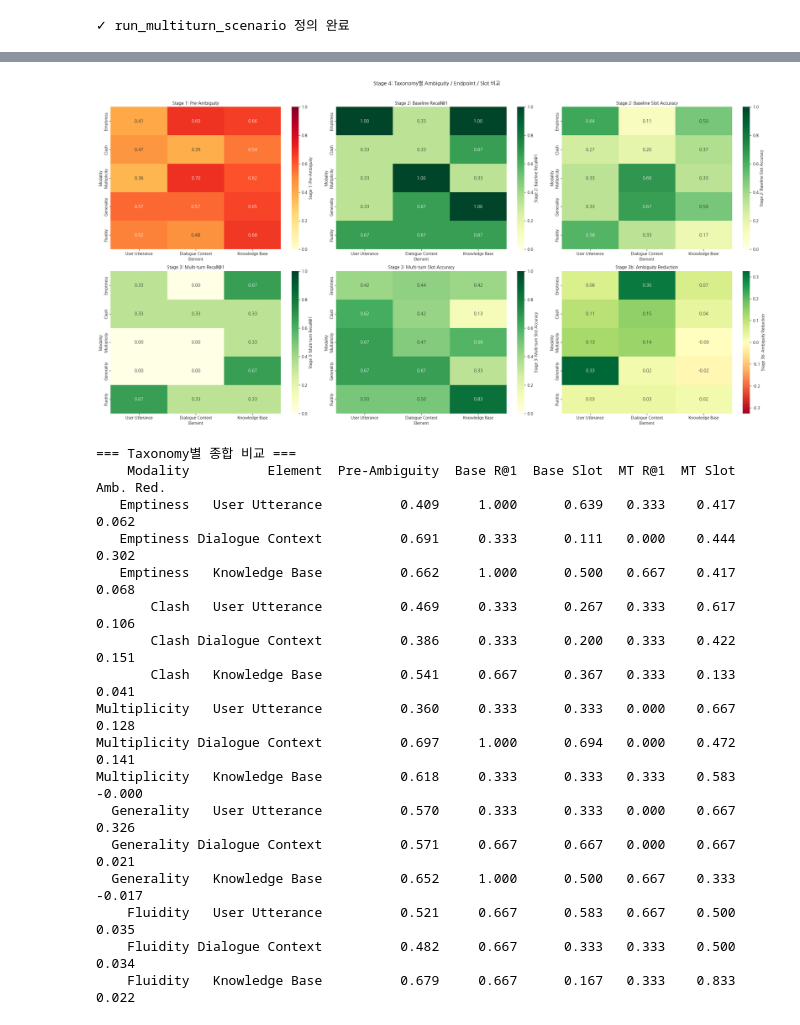
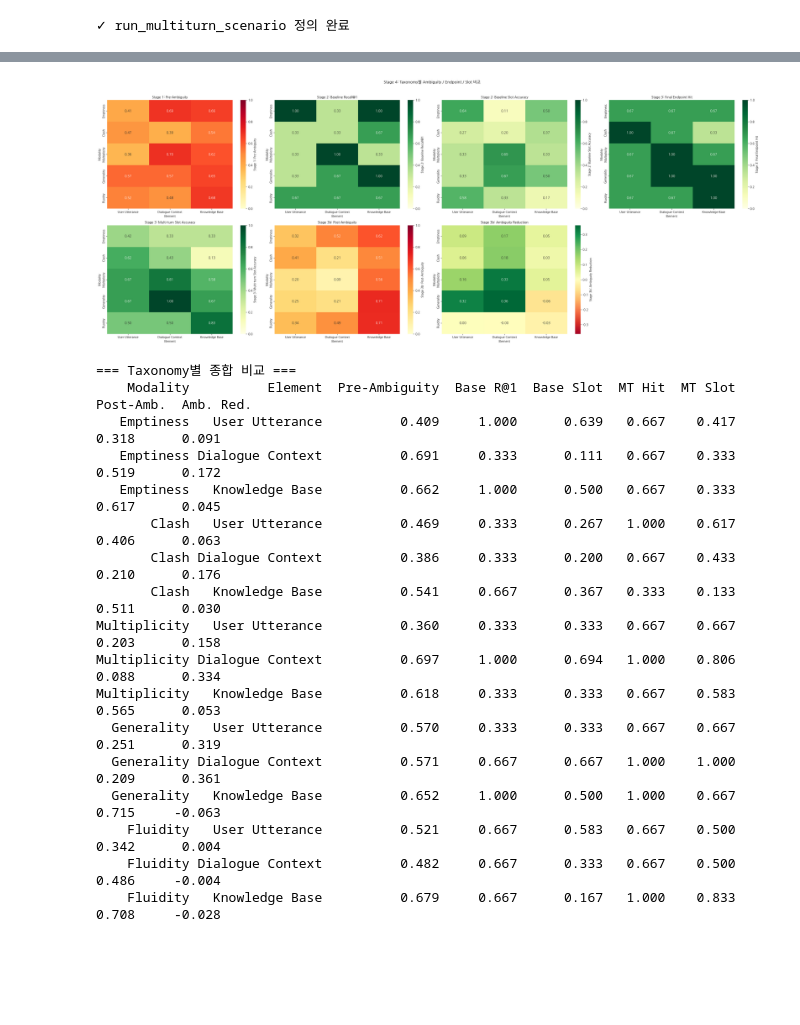
Before and after one commit to hanliger/UncertainQueryEval, a Jupyter notebook: notebooks/ambiguity_eval_framework.ipynb, the cells around one changed output, grey strips where cells are left out. Drawn from its saved outputs; the diff is of its cells as text; code cells hidden in the pictures; blank space fills up the shorter version.

```diff
--- a/notebooks/ambiguity_eval_framework.ipynb
+++ b/notebooks/ambiguity_eval_framework.ipynb
@@ -1396,10 +1406,7 @@ for s in scenarios:
         'baseline_recall@1':      base.get('recall_at_1'),
         'baseline_slot_accuracy': base.get('slot_fill_accuracy'),
         # Stage 3a
-        'mrr_score':              mt.get('mrr_score'),
-        'mt_recall@1':            mt.get('recall_at_1', float(mt.get('endpoint_hit', False)) if mt else None),
-        'mt_recall@2':            mt.get('recall_at_2'),
-        'mt_recall@3':            mt.get('recall_at_3'),
+        'mt_endpoint_hit':        float(mt.get('endpoint_hit', False)) if mt else None,
         'mt_slot_accuracy':       mt.get('slot_fill_accuracy'),
         'clarif_turns':           mt.get('num_clarification_turns'),
         # Stage 3b
@@ -1413,9 +1420,9 @@ comp_df = pd.DataFrame(comp_rows)
 summary = pd.DataFrame([{
     'Stage 2 Baseline Recall@1':      comp_df['baseline_recall@1'].mean(),
     'Stage 2 Baseline Slot Accuracy': comp_df['baseline_slot_accuracy'].mean(),
-    'Stage 3 MRR':                    comp_df['mrr_score'].mean(),
-    'Stage 3 Recall@3':               comp_df['mt_recall@3'].mean(),
+    'Stage 3 Final Endpoint Hit':     comp_df['mt_endpoint_hit'].mean(),
     'Stage 3 Slot Accuracy':          comp_df['mt_slot_accuracy'].mean(),
+    'Stage 3 Avg Clarif Turns':       comp_df['clarif_turns'].mean(),
     'Pre-Ambiguity':                  comp_df['pre_ambiguity'].mean(),
     'Post-Ambiguity':                 comp_df['post_ambiguity'].mean() if comp_df['post_ambiguity'].notna().any() else float('nan'),
     'Ambiguity Reduction':            comp_df['ambiguity_reduction'].mean() if comp_df['ambiguity_reduction'].notna().any() else float('nan'),
@@ -1431,8 +1438,9 @@ display(summary)
 mat_pre         = np.full((5, 3), np.nan)
 mat_base_recall = np.full((5, 3), np.nan)
 mat_base_slot   = np.full((5, 3), np.nan)
-mat_mt_recall   = np.full((5, 3), np.nan)
+mat_mt_hit      = np.full((5, 3), np.nan)
 mat_mt_slot     = np.full((5, 3), np.nan)
+mat_post        = np.full((5, 3), np.nan)
 mat_reduc       = np.full((5, 3), np.nan)
 cnt             = np.zeros((5, 3))
 
@@ -1449,8 +1457,9 @@ for _, row in comp_df.iterrows():
     _add(mat_pre,         row.get('pre_ambiguity'))
     _add(mat_base_recall, row.get('baseline_recall@1'))
     _add(mat_base_slot,   row.get('baseline_slot_accuracy'))
-    _add(mat_mt_recall,   row.get('mt_recall@1'))
+    _add(mat_mt_hit,      row.get('mt_endpoint_hit'))
     _add(mat_mt_slot,     row.get('mt_slot_accuracy'))
+    _add(mat_post,        row.get('post_ambiguity'))
     _add(mat_reduc,       row.get('ambiguity_reduction'))
     cnt[mi, ei] += 1
 
@@ -1462,71 +1471,76 @@ def _avg(mat):
 avg_pre         = _avg(mat_pre)
 avg_base_recall = _avg(mat_base_recall)
 avg_base_slot   = _avg(mat_base_slot)
-avg_mt_recall   = _avg(mat_mt_recall)
+avg_mt_hit      = _avg(mat_mt_hit)
 avg_mt_slot     = _avg(mat_mt_slot)
+avg_post        = _avg(mat_post)
 avg_reduc       = _avg(mat_reduc)
 
-fig, axes = plt.subplots(2, 3, figsize=(24, 12))
-for ax, mat, title, cmap, center in [
-    (axes[0, 0], avg_pre,         'Stage 1: Pre-Ambiguity',             'YlOrRd', None),
-    (axes[0, 1], avg_base_recall, 'Stage 2: Baseline Recall@1',         'YlGn',   None),
-    (axes[0, 2], avg_base_slot,   'Stage 2: Baseline Slot Accuracy',    'YlGn',   None),
-    (axes[1, 0], avg_mt_recall,   'Stage 3: Multi-turn Recall@1',       'YlGn',   None),
-    (axes[1, 1], avg_mt_slot,     'Stage 3: Multi-turn Slot Accuracy',  'YlGn',   None),
-    (axes[1, 2], avg_reduc,       'Stage 3b: Ambiguity Reduction',      'RdYlGn', 0),
-]:
+fig, axes = plt.subplots(2, 4, figsize=(31, 12))
+plots = [
+    (axes[0, 0], avg_pre,         'Stage 1: Pre-Ambiguity',            'YlOrRd', None),
+    (axes[0, 1], avg_base_recall, 'Stage 2: Baseline Recall@1',        'YlGn',   None),
+    (axes[0, 2], avg_base_slot,   'Stage 2: Baseline Slot Accuracy',   'YlGn',   None),
+    (axes[0, 3], avg_mt_hit,      'Stage 3: Final Endpoint Hit',       'YlGn',   None),
+    (axes[1, 0], avg_mt_slot,     'Stage 3: Multi-turn Slot Accuracy', 'YlGn',   None),
+    (axes[1, 1], avg_post,        'Stage 3b: Post-Ambiguity',          'YlOrRd', None),
+    (axes[1, 2], avg_reduc,       'Stage 3b: Ambiguity Reduction',     'RdYlGn', 0),
+]
+for ax, mat, title, cmap, center in plots:
     kwargs = dict(mask=np.isnan(mat), annot=True, fmt='.2f', annot_kws={'fontsize': 11},
                   xticklabels=ELEM_KEYS, yticklabels=MODALITIES,
                   cbar_kws={'label': title})
     if center is None:
         sns.heatmap(np.nan_to_num(mat), ax=ax, cmap=cmap, vmin=0, vmax=1, **kwargs)
     else:
         abs_max = np.nanmax(np.abs(mat)) if not np.all(np.isnan(mat)) else 0.3
         abs_max = max(abs_max, 0.1)
         sns.heatmap(np.nan_to_num(mat), ax=ax, cmap=cmap, center=center,
                     vmin=-abs_max, vmax=abs_max, **kwargs)
     ax.set_title(title, fontsize=11)
     ax.set_xlabel('Element')
     ax.set_ylabel('Modality')
 
+axes[1, 3].axis('off')
 plt.suptitle('Stage 4: Taxonomy별 Ambiguity / Endpoint / Slot 비교', fontsize=13, y=1.02)
 plt.tight_layout(); plt.show()
 
 print('\n=== Taxonomy별 종합 비교 ===')
 rows = []
 for mi, mod in enumerate(MODALITIES):
     for ei, elem in enumerate(ELEM_KEYS):
         if not np.isnan(avg_pre[mi, ei]):
             rows.append({
                 'Modality': mod,
                 'Element': elem,
                 'Pre-Ambiguity': round(avg_pre[mi, ei], 3),
                 'Base R@1': round(avg_base_recall[mi, ei], 3),
                 'Base Slot': round(avg_base_slot[mi, ei], 3),
-                'MT R@1': round(avg_mt_recall[mi, ei], 3),
+                'MT Hit': round(avg_mt_hit[mi, ei], 3),
                 'MT Slot': round(avg_mt_slot[mi, ei], 3),
+                'Post-Amb.': round(avg_post[mi, ei], 3) if not np.isnan(avg_post[mi, ei]) else np.nan,
                 'Amb. Red.': round(avg_reduc[mi, ei], 3) if not np.isnan(avg_reduc[mi, ei]) else np.nan,
             })
 print(pd.DataFrame(rows).to_string(index=False))
 # %% [output]
-[figure, old version]
+[figure, new version]
 === Taxonomy별 종합 비교 ===
-    Modality          Element  Pre-Ambiguity  Base R@1  Base Slot  MT R@1  MT Slot  Amb. Red.
-   Emptiness   User Utterance          0.409     1.000      0.639   0.333    0.417      0.062
-   Emptiness Dialogue Context          0.691     0.333      0.111   0.000    0.444      0.302
-   Emptiness   Knowledge Base          0.662     1.000      0.500   0.667    0.417      0.068
-       Clash   User Utterance          0.469     0.333      0.267   0.333    0.617      0.106
-       Clash Dialogue Context          0.386     0.333      0.200   0.333    0.422      0.151
-       Clash   Knowledge Base          0.541     0.667      0.367   0.333    0.133      0.041
-Multiplicity   User Utterance          0.360     0.333      0.333   0.000    0.667      0.128
-Multiplicity Dialogue Context          0.697     1.000      0.694   0.000    0.472      0.141
-Multiplicity   Knowledge Base          0.618     0.333      0.333   0.333    0.583     -0.000
-  Generality   User Utterance          0.570     0.333      0.333   0.000    0.667      0.326
-  Generality Dialogue Context          0.571     0.667      0.667   0.000    0.667      0.021
-  Generality   Knowledge Base          0.652     1.000      0.500   0.667    0.333     -0.017
-    Fluidity   User Utterance          0.521     0.667      0.583   0.667    0.500      0.035
-    Fluidity Dialogue Context          0.482     0.667      0.333   0.333    0.500      0.034
-    Fluidity   Knowledge Base          0.679     0.667      0.167   0.333    0.833      0.022
+    Modality          Element  Pre-Ambiguity  Base R@1  Base Slot  MT Hit  MT Slot  Post-Amb.  Amb. Red.
+   Emptiness   User Utterance          0.409     1.000      0.639   0.667    0.417      0.318      0.091
+   Emptiness Dialogue Context          0.691     0.333      0.111   0.667    0.333      0.519      0.172
+   Emptiness   Knowledge Base          0.662     1.000      0.500   0.667    0.333      0.617      0.045
+       Clash   User Utterance          0.469     0.333      0.267   1.000    0.617      0.406      0.063
+       Clash Dialogue Context          0.386     0.333      0.200   0.667    0.433      0.210      0.176
+       Clash   Knowledge Base          0.541     0.667      0.367   0.333    0.133      0.511      0.030
+Multiplicity   User Utterance          0.360     0.333      0.333   0.667    0.667      0.203      0.158
+Multiplicity Dialogue Context          0.697     1.000      0.694   1.000    0.806      0.088      0.334
+Multiplicity   Knowledge Base          0.618     0.333      0.333   0.667    0.583      0.565      0.053
+  Generality   User Utterance          0.570     0.333      0.333   0.667    0.667      0.251      0.319
+  Generality Dialogue Context          0.571     0.667      0.667   1.000    1.000      0.209      0.361
+  Generality   Knowledge Base          0.652     1.000      0.500   1.000    0.667      0.715     -0.063
+    Fluidity   User Utterance          0.521     0.667      0.583   0.667    0.500      0.342      0.004
+    Fluidity Dialogue Context          0.482     0.667      0.333   0.667    0.500      0.486     -0.004
+    Fluidity   Knowledge Base          0.679     0.667      0.167   1.000    0.833      0.708     -0.028
 # %%
 # Stage 4: Overall metric visualizations
 fig, axes = plt.subplots(1, 3, figsize=(22, 5))
```
Also changed, not shown: parts of 17 cells of this notebook, 3 other files.
